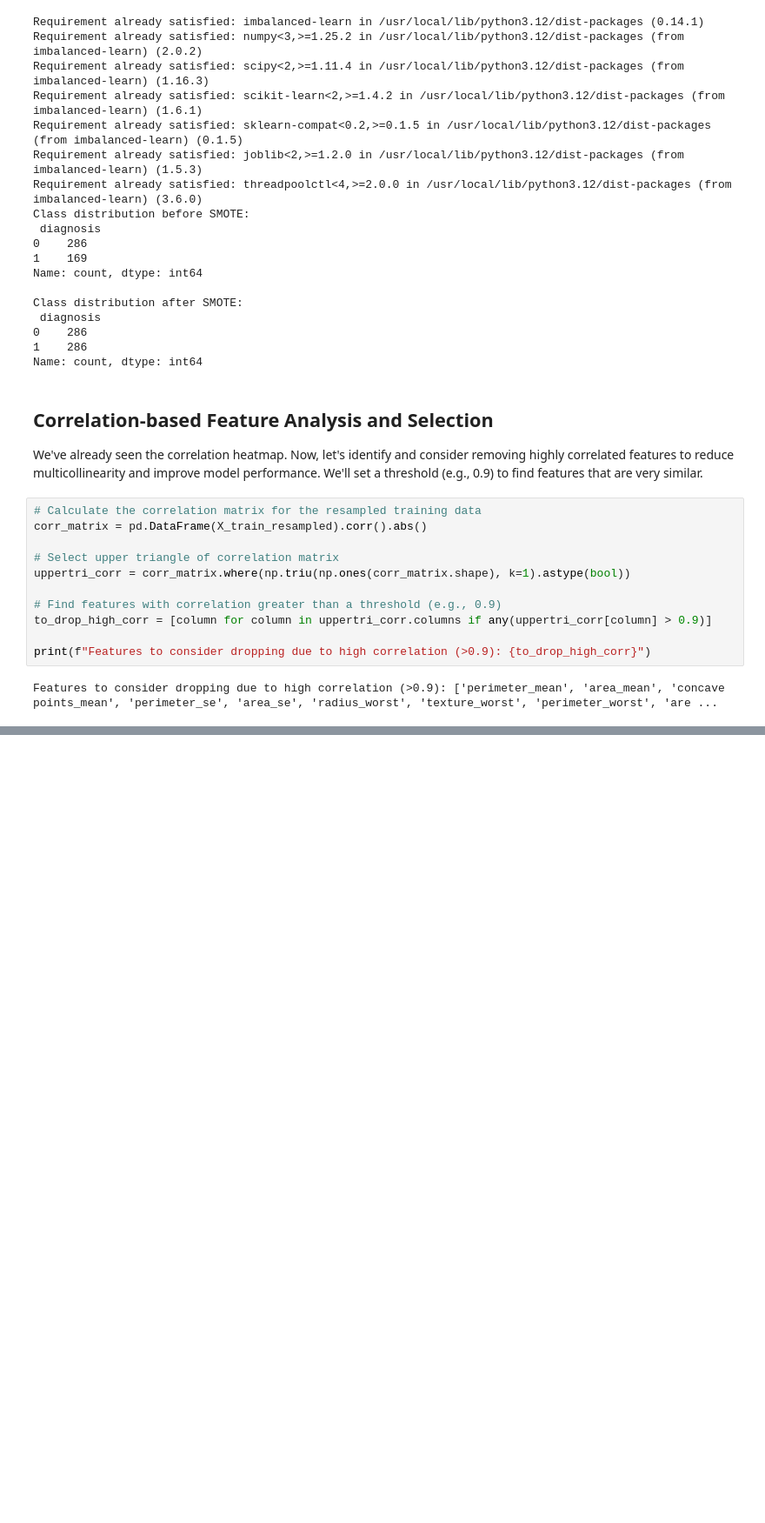
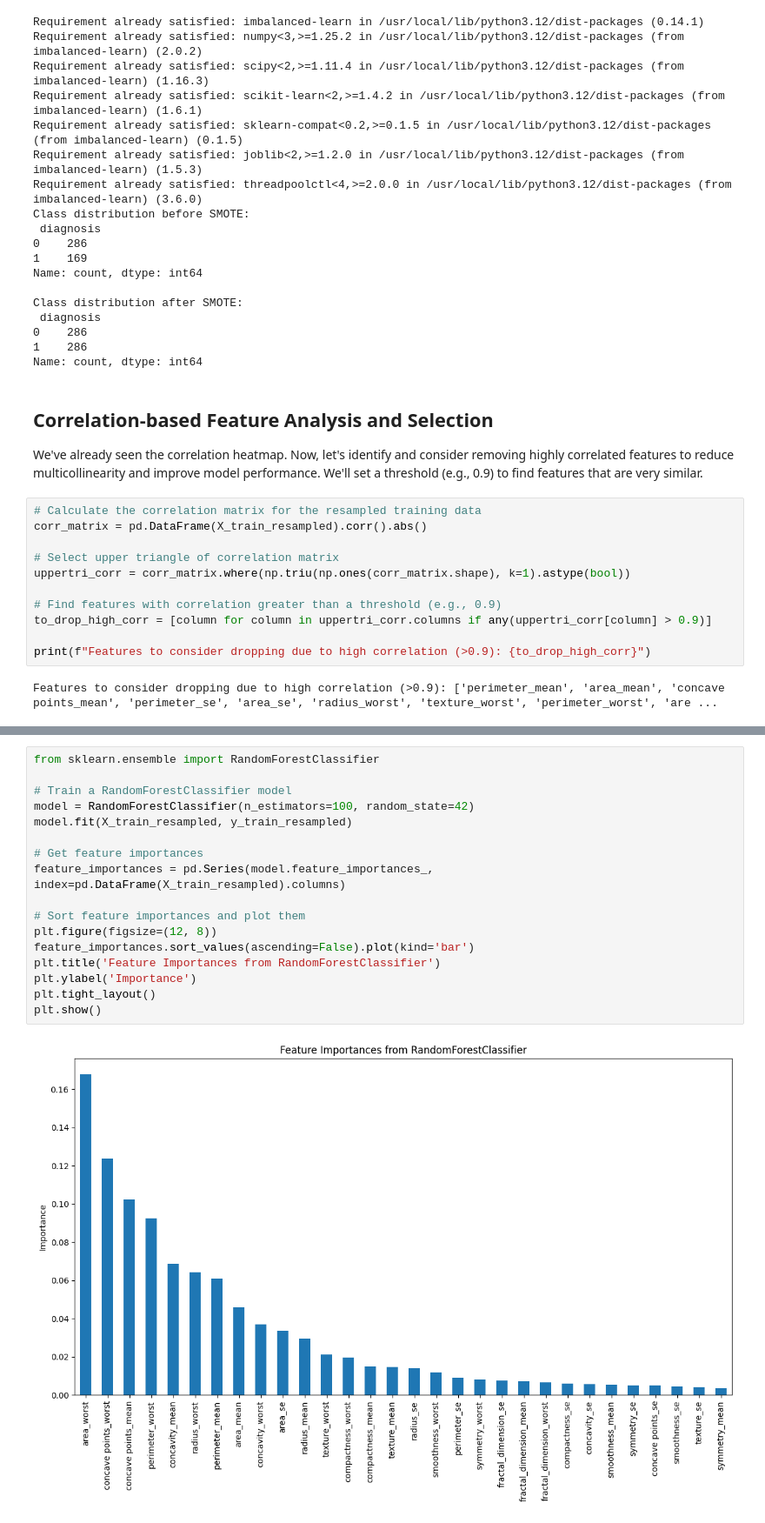
Before and after one commit to AparnaSreeenivasan/PredictiveProject2, a Jupyter notebook: preprocessing.ipynb, the cells around one changed output, grey strips where cells are left out. Shown at 87% size. Saved outputs shown, nothing was run; the diff lists cells and outputs as text; blank space fills up the shorter version.

Commit message:
Model-based Feature Importance Analysis

```diff
--- a/preprocessing.ipynb
+++ b/preprocessing.ipynb
@@ -392,0 +397,19 @@ Features to consider dropping due to high correlation (>0.9): ['perimeter_mean',
+# %%
+from sklearn.ensemble import RandomForestClassifier
+
+# Train a RandomForestClassifier model
+model = RandomForestClassifier(n_estimators=100, random_state=42)
+model.fit(X_train_resampled, y_train_resampled)
+
+# Get feature importances
+feature_importances = pd.Series(model.feature_importances_, index=pd.DataFrame(X_train_resampled).columns)
+
+# Sort feature importances and plot them
+plt.figure(figsize=(12, 8))
+feature_importances.sort_values(ascending=False).plot(kind='bar')
+plt.title('Feature Importances from RandomForestClassifier')
+plt.ylabel('Importance')
+plt.tight_layout()
+plt.show()
+# %% [output]
+[figure, added]
```
Also changed, not shown: parts of 1 cell of this notebook.
